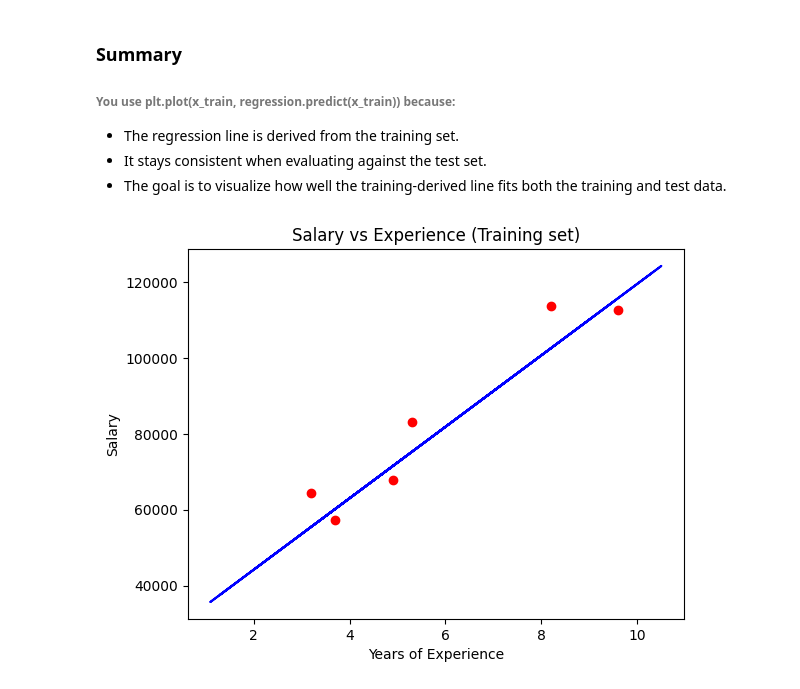
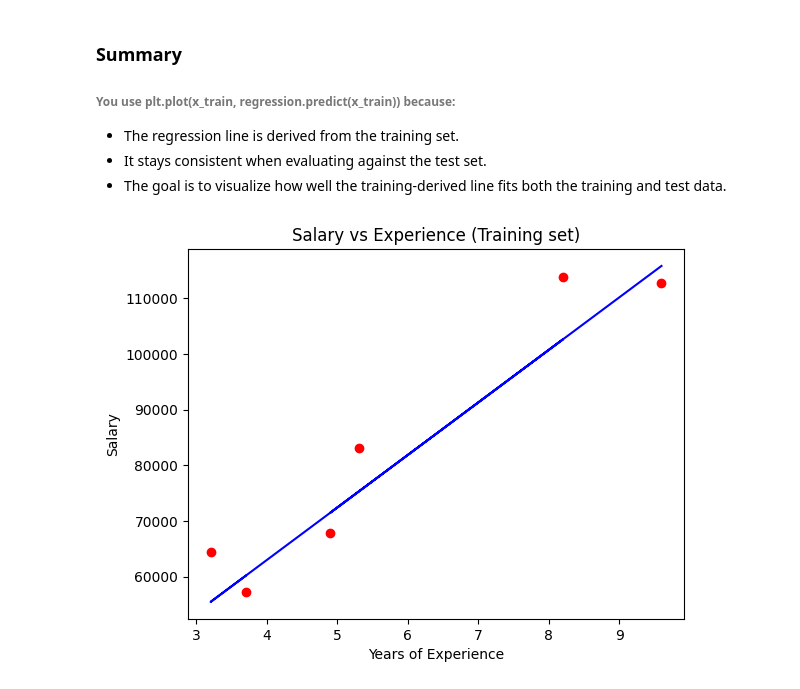
Before and after one commit to mrXrobot26/Think-AI, a Jupyter notebook: 2- simple linear regression/simple_linear_regression.ipynb, the cells around one changed output. Cells and saved outputs as stored; diff of their text form; code cells hidden in the pictures.

```diff
--- a/2- simple linear regression/simple_linear_regression.ipynb
+++ b/2- simple linear regression/simple_linear_regression.ipynb
@@ -77,10 +77,10 @@ plt.show()
 * The goal is to visualize how well the training-derived line fits both the training and test data.
 # %%
 plt.scatter(x_test,y_test,color='red')
-plt.plot(x_train, regression.predict(x_train) ,color='blue')
+plt.plot(x_test, regression.predict(x_test) ,color='blue')
 plt.title('Salary vs Experience (Training set)')
 plt.xlabel('Years of Experience')
 plt.ylabel('Salary')
 plt.show()
 # %% [output]
-[figure, old version]
+[figure, new version]
```
Also changed, not shown: parts of 2 cells of this notebook, 8 other files.
